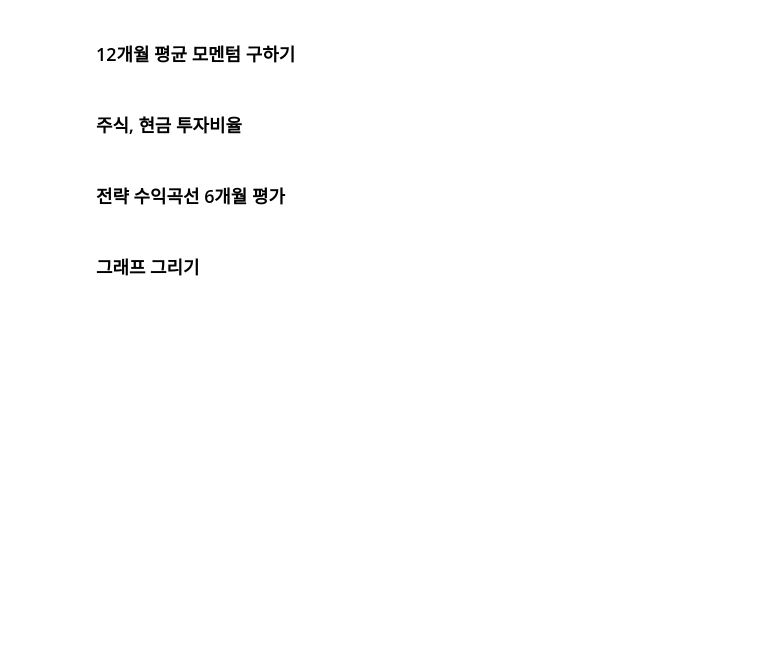
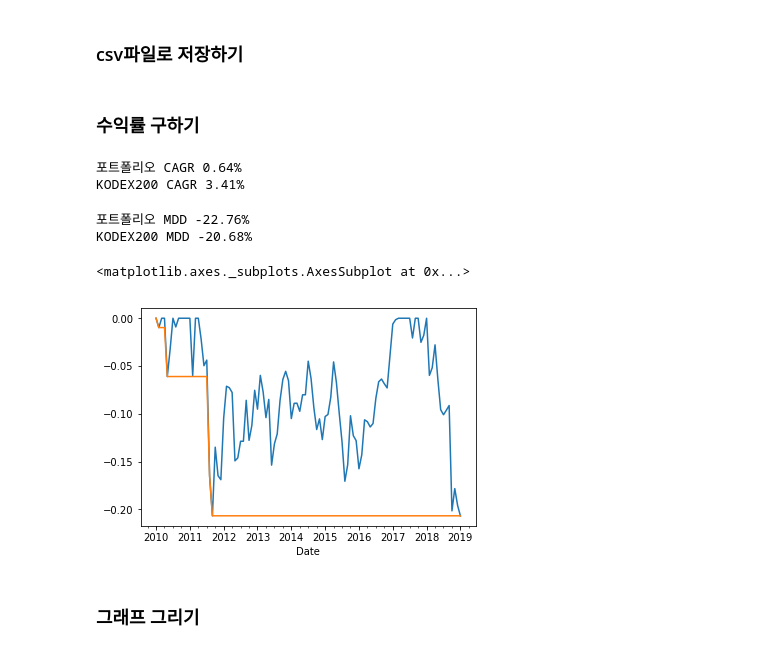
Before and after one commit to KimMyungSam/Dual, a Jupyter notebook: KODEX200 Dual Momentum BackTesting.ipynb, the cells around one changed output. Drawn from its saved outputs; the diff is of its cells as text; code cells hidden in the pictures; blank space fills up the shorter version.

Commit message:
CAGR, MDD 산출과 KODEX200 절대모멘텀

```diff
--- a/KODEX200 Dual Momentum BackTesting.ipynb
+++ b/KODEX200 Dual Momentum BackTesting.ipynb
@@ -32,5 +32,9 @@ def 평균모멘텀스코어구하기(data,month):
     result = 0
     for i in range(1,(month+1),1):
         result = np.where(data / data.shift(i) > 1,1,0) + result
-    score = pd.DataFrame(result/month, index=data.index,columns=["score"])
+    score = pd.DataFrame(np.round(result/month,2), index=data.index,columns=["12M_Score"])
     return score
+# %%
+### 월별 수익
+def 월별수익(data):
+    return np.round(data/data.shift(1),2)
@@ -36,0 +119,2 @@ def 평균모멘텀스코어구하기(data,month):
+# %% [markdown]
+### csv파일로 저장하기
@@ -37,2 +123,2 @@ def 평균모멘텀스코어구하기(data,month):
 # %% [markdown]
-### 12개월 평균 모멘텀 구하기
+### 수익률 구하기
@@ -46,2 +124,0 @@ momentum12 = pd.concat([kodex200, score12], axis=1)
-# %% [markdown]
-### 주식, 현금 투자비율
@@ -53,2 +124,0 @@ cash_rate = 1 - stock_rate
-# %% [markdown]
-### 전략 수익곡선 6개월 평가
@@ -59,2 +125,61 @@ momentum6 = pd.concat([kodex200, score6], axis=1)
+# %%
+# 포트폴리오, CAGR구하기
+# The $1,000 would be the F in our formula, L would be $1,980 and N would be 6 (number of years).
+y = momentum12.index.year.unique()
+CAGR = (momentum12["잔고"][-1]/momentum12["잔고"][0])**(1/len(y))-1
+print ("포트폴리오 CAGR {:.2%} ".format(CAGR))
+
+# KODEX200, CAGR구하기
+# The $1,000 would be the F in our formula, L would be $1,980 and N would be 6 (number of years).
+y = momentum12.index.year.unique()
+CAGR = (momentum12["KODEX200"][-1]/momentum12["KODEX200"][0])**(1/len(y))-1
+print ("KODEX200 CAGR {:.2%} ".format(CAGR))
+# %% [output]
+포트폴리오 CAGR 0.64%
+KODEX200 CAGR 3.41%
+# %%
+# 포트폴리오 MDD 구하기
+# We are going to use a trailing 252 trading day window
+window = len(momentum12)
+
+# Calculate the max drawdown in the past window days for each day in the series.
+# Use min_periods=1 if you want to let the first 252 days data have an expanding window
+Roll_Max = momentum12['잔고'].rolling(window, min_periods=1).max()
+Roll_Max.rename("Roll_Max", inplace=True)
+Daily_Drawdown = momentum12['잔고']/Roll_Max - 1.0
+Daily_Drawdown.rename("Daily_Drawdown", inplace=True)
+
+# Next we calculate the minimum (negative) daily drawdown in that window.
+# Again, use min_periods=1 if you want to allow the expanding window
+Max_Daily_Drawdown = Daily_Drawdown.rolling(window, min_periods=1).min()
+Max_Daily_Drawdown.rename("Max_Daily_Drawdown", inplace=True)
+print ("포트폴리오 MDD {:.2%}".format(Max_Daily_Drawdown[-1]))
+
+# KODEX200 MDD 구하기
+# We are going to use a trailing 252 trading day window
+window = len(momentum12)
+
+# Calculate the max drawdown in the past window days for each day in the series.
+# Use min_periods=1 if you want to let the first 252 days data have an expanding window
+Roll_Max = momentum12['KODEX200'].rolling(window, min_periods=1).max()
+Roll_Max.rename("Roll_Max", inplace=True)
+Daily_Drawdown = momentum12['KODEX200']/Roll_Max - 1.0
+Daily_Drawdown.rename("Daily_Drawdown", inplace=True)
+
+# Next we calculate the minimum (negative) daily drawdown in that window.
+# Again, use min_periods=1 if you want to allow the expanding window
+Max_Daily_Drawdown = Daily_Drawdown.rolling(window, min_periods=1).min()
+Max_Daily_Drawdown.rename("Max_Daily_Drawdown", inplace=True)
+print ("KODEX200 MDD {:.2%}".format(Max_Daily_Drawdown[-1]))
+# %% [output]
+포트폴리오 MDD -22.76%
+KODEX200 MDD -20.68%
+# %%
+# Plot the results
+Daily_Drawdown.plot()
+Max_Daily_Drawdown.plot()
+# %% [output]
+<matplotlib.axes._subplots.AxesSubplot at 0x...>
+[figure, added]
 # %% [markdown]
 ### 그래프 그리기
```
Also changed, not shown: parts of 20 cells of this notebook.
